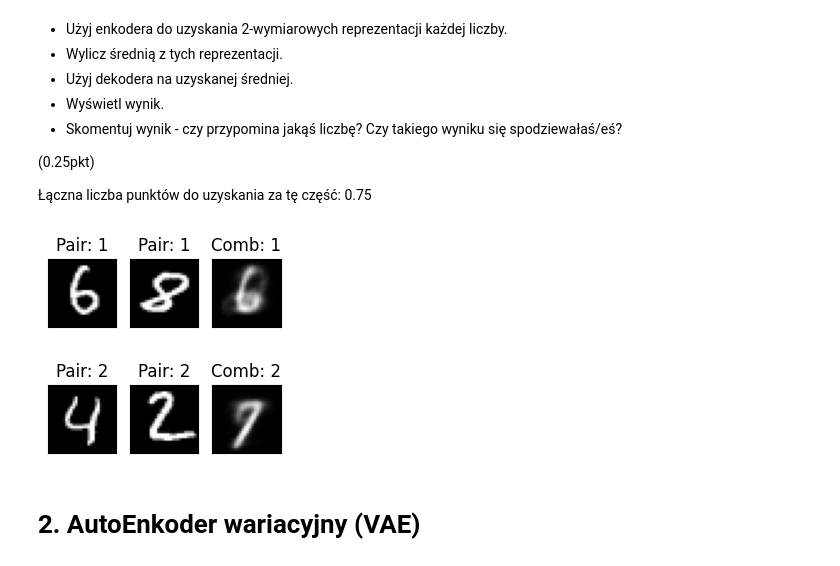
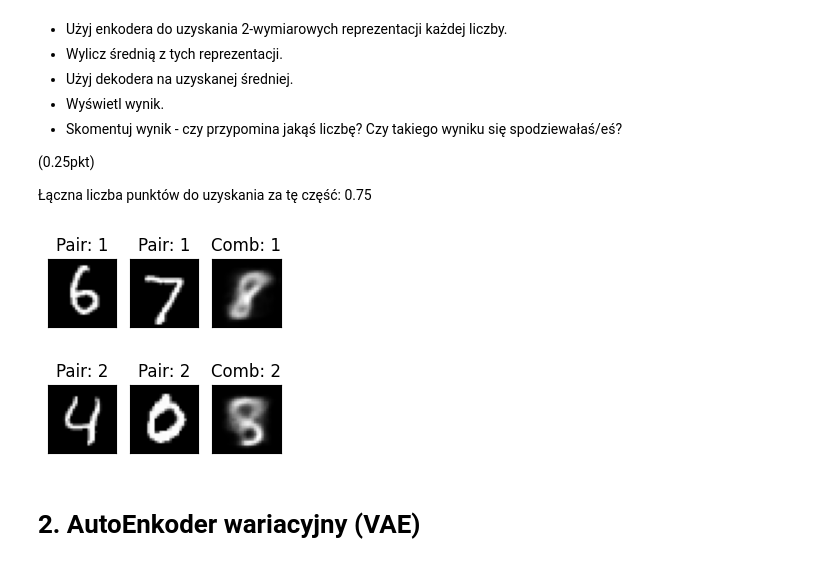
Before and after one commit to mwardynski/machine-learning, a Jupyter notebook: lab6/gnns.ipynb, the cells around one changed output. Drawn from its saved outputs; the diff is of its cells as text; code cells hidden in the pictures.

```diff
--- a/lab6/gnns.ipynb
+++ b/lab6/gnns.ipynb
@@ -256,34 +256,37 @@ Dla każdej z par:
 
 Łączna liczba punktów do uzyskania za tę część: 0.75
 # %%
-pair_6_8 = [x_test[21], x_test[61]]
-pair_4_2 = [x_test[4], x_test[1]]
-pairs = [pair_6_8, pair_4_2]
+def combine_pairs(model, pairs):
+    plt.figure(figsize=(3, 3))
+    N = 3
+    for i, pair in enumerate(pairs):
+        enc_pair = []
+        for j, num in enumerate(pair):
+            ax = plt.subplot(2, N, j + 1 + i*N)
+            plt.imshow(num)
+            plt.title(f"Pair: {i+1}")
+            plt.gray()
+            ax.get_xaxis().set_visible(False)
+            ax.get_yaxis().set_visible(False)
 
-plt.figure(figsize=(3, 3))
-N = 3
-for i, pair in enumerate(pairs):
-    enc_pair = []
-    for j, num in enumerate(pair):
-        ax = plt.subplot(2, N, j + 1 + i*N)
-        plt.imshow(num)
-        plt.title(f"Pair: {i+1}")
+            enc_num = model.encoder(np.array([num])).numpy()
+            enc_pair.append(enc_num)
+        mean_enc_pair = np.mean(np.array(enc_pair), axis=0)
+        comb_pair = model.decoder(mean_enc_pair).numpy()
+        ax = plt.subplot(2, N, 3 + i*N)
+        plt.imshow(comb_pair[0])
+        plt.title(f"Comb: {i+1}")
         plt.gray()
         ax.get_xaxis().set_visible(False)
         ax.get_yaxis().set_visible(False)
 
-        enc_num = autoencoder.encoder(np.array([num])).numpy()
-        enc_pair.append(enc_num)
-    mean_enc_pair = np.mean(np.array(enc_pair), axis=0)
-    comb_pair = autoencoder.decoder(mean_enc_pair).numpy()
-    ax = plt.subplot(2, N, 3 + i*N)
-    plt.imshow(comb_pair[0])
-    plt.title(f"Comb: {i+1}")
-    plt.gray()
-    ax.get_xaxis().set_visible(False)
-    ax.get_yaxis().set_visible(False)
+pair_6_7 = [x_test[21], x_test[0]]
+pair_4_0 = [x_test[4], x_test[3]]
+pairs = [pair_6_7, pair_4_0]
+
+combine_pairs(autoencoder, pairs)
 # %% [output]
-[figure, old version]
+[figure, new version]
 # %% [markdown]
 # 2. AutoEnkoder wariacyjny (VAE)
 # %% [markdown]
```
Also changed, not shown: parts of 9 cells of this notebook, 9 other files.
